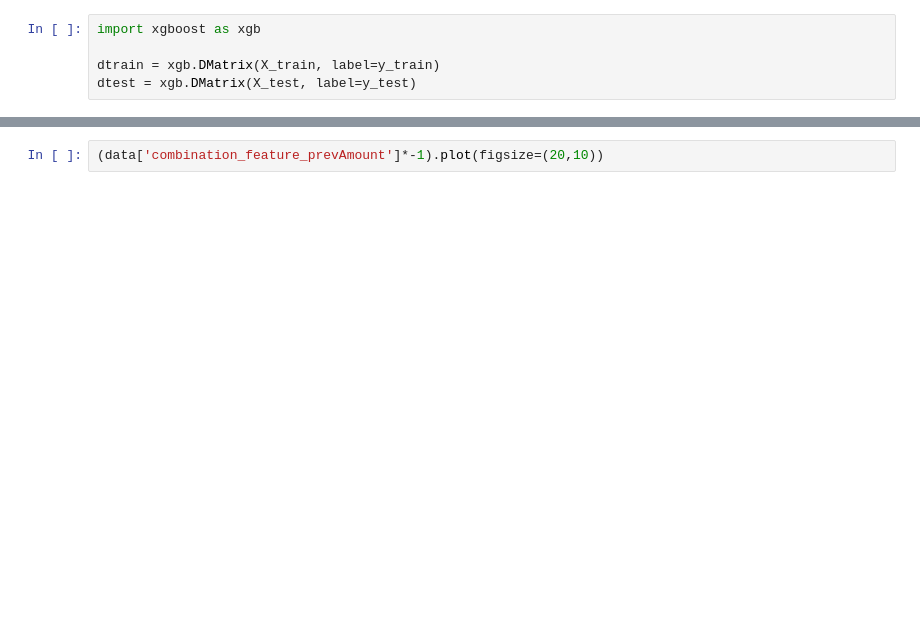
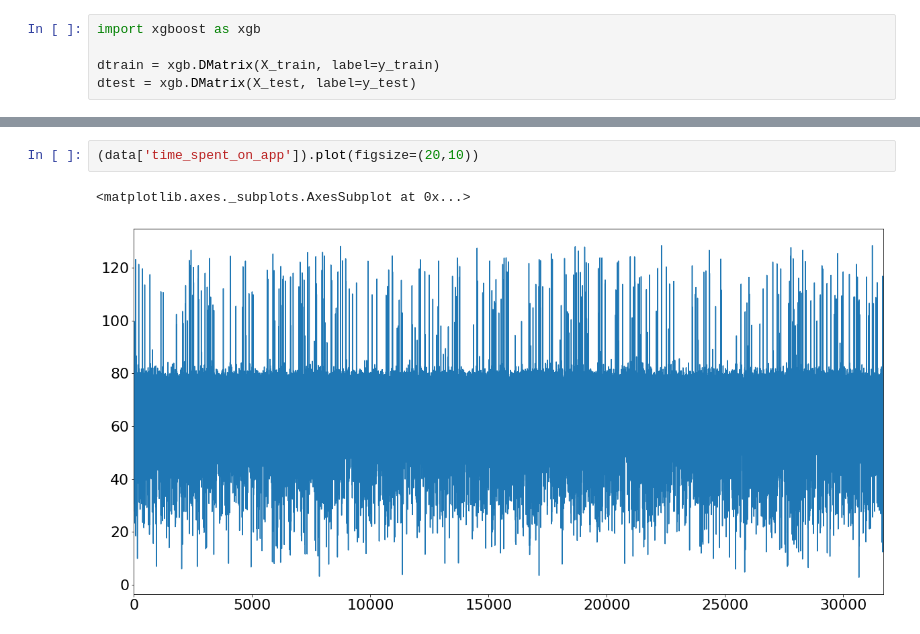
Before and after one commit to robmoratore/ShellDnA, a Jupyter notebook: DnA 2.0/Predict weekly consumption.ipynb, the cells around one changed output, grey strips where cells are left out. Saved outputs shown, nothing was run; the diff lists cells and outputs as text; blank space fills up the shorter version.

```diff
--- a/DnA 2.0/Predict weekly consumption.ipynb
+++ b/DnA 2.0/Predict weekly consumption.ipynb
@@ -257,4 +232,7 @@ results.plot(kind='scatter',figsize=(20,10), x='real', y='predicted')
 # %%
-(data['combination_feature_prevAmount']*-1).plot(figsize=(20,10))
+(data['time_spent_on_app']).plot(figsize=(20,10))
+# %% [output]
+<matplotlib.axes._subplots.AxesSubplot at 0x...>
+[figure, added]
 # %%
 data['SALES_VALUE'].plot(figsize=(20,10))
```
Also changed, not shown: parts of 18 cells of this notebook, 1 other file.
